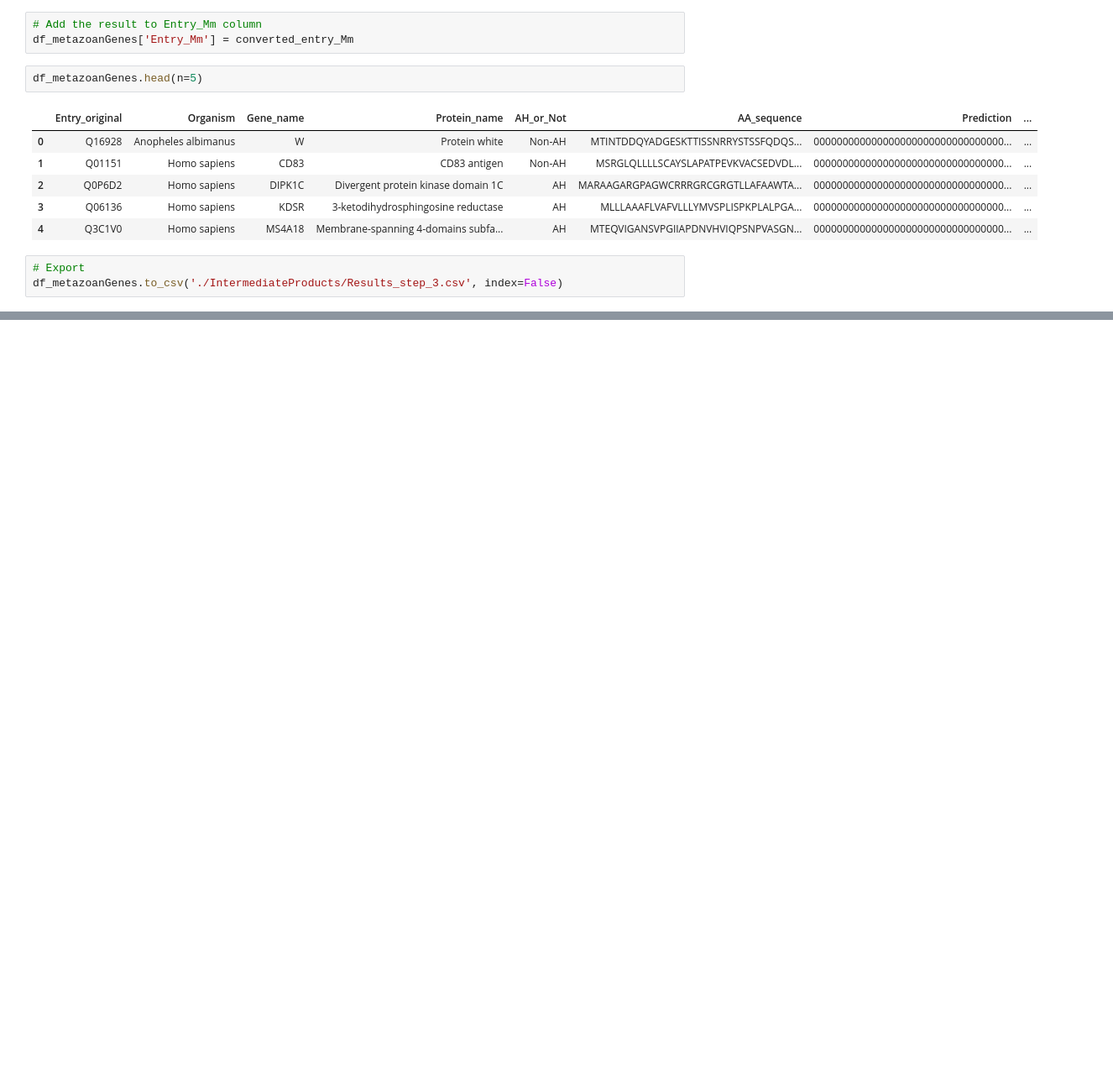
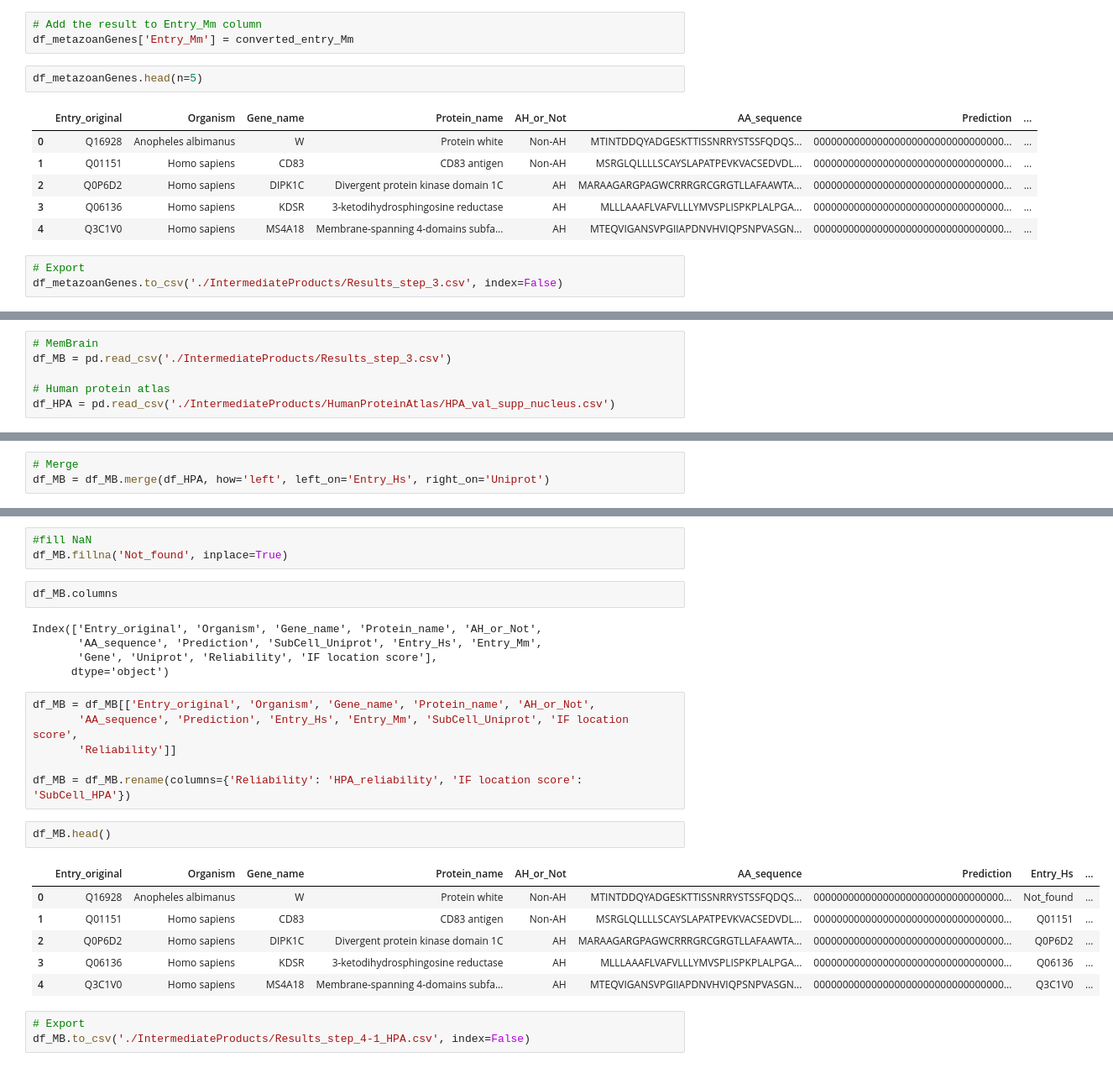
Before and after one commit to shokenlee/Find-AH-NE_MemBrain, a Jupyter notebook: MemBrain_.ipynb, the cells around one changed output, grey strips where cells are left out. Shown at 84% size. Saved outputs shown, nothing was run; the diff lists cells and outputs as text; blank space fills up the shorter version.

Commit message:
Merged HPA

```diff
--- a/MemBrain_.ipynb
+++ b/MemBrain_.ipynb
@@ -445,0 +450,6 @@ df_metazoanGenes.to_csv('./IntermediateProducts/Results_step_3.csv', index=False
+# %%
+# MemBrain
+df_MB = pd.read_csv('./IntermediateProducts/Results_step_3.csv')
+
+# Human protein atlas
+df_HPA = pd.read_csv('./IntermediateProducts/HumanProteinAtlas/HPA_val_supp_nucleus.csv')
@@ -445,0 +465,3 @@ df_metazoanGenes.to_csv('./IntermediateProducts/Results_step_3.csv', index=False
+# %%
+# Merge
+df_MB = df_MB.merge(df_HPA, how='left', left_on='Entry_Hs', right_on='Uniprot')
@@ -445,0 +487,28 @@ df_metazoanGenes.to_csv('./IntermediateProducts/Results_step_3.csv', index=False
+# %%
+#fill NaN
+df_MB.fillna('Not_found', inplace=True)
+# %%
+df_MB.columns
+# %% [output]
+Index(['Entry_original', 'Organism', 'Gene_name', 'Protein_name', 'AH_or_Not',
+       'AA_sequence', 'Prediction', 'SubCell_Uniprot', 'Entry_Hs', 'Entry_Mm',
+       'Gene', 'Uniprot', 'Reliability', 'IF location score'],
+      dtype='object')
+# %%
+df_MB = df_MB[['Entry_original', 'Organism', 'Gene_name', 'Protein_name', 'AH_or_Not',
+       'AA_sequence', 'Prediction', 'Entry_Hs', 'Entry_Mm', 'SubCell_Uniprot', 'IF location score',
+       'Reliability']]
+
+df_MB = df_MB.rename(columns={'Reliability': 'HPA_reliability', 'IF location score': 'SubCell_HPA'})
+# %%
+df_MB.head()
+# %% [output]
+|  | Entry_original | Organism | Gene_name | Protein_name | AH_or_Not | AA_sequence | Prediction | Entry_Hs | ... |
+| 0 | Q16928 | Anopheles albimanus | W | Protein white | Non-AH | MTINTDDQYADGESKTTISSNRRYSTSSFQDQS... | 000000000000000000000000000000000... | Not_found | ... |
+| 1 | Q01151 | Homo sapiens | CD83 | CD83 antigen | Non-AH | MSRGLQLLLLSCAYSLAPATPEVKVACSEDVDL... | 000000000000000000000000000000000... | Q01151 | ... |
+| 2 | Q0P6D2 | Homo sapiens | DIPK1C | Divergent protein kinase domain 1C | AH | MARAAGARGPAGWCRRRGRCGRGTLLAFAAWTA... | 000000000000000000000000000000000... | Q0P6D2 | ... |
+| 3 | Q06136 | Homo sapiens | KDSR | 3-ketodihydrosphingosine reductase | AH | MLLLAAAFLVAFVLLLYMVSPLISPKPLALPGA... | 000000000000000000000000000000000... | Q06136 | ... |
+| 4 | Q3C1V0 | Homo sapiens | MS4A18 | Membrane-spanning 4-domains subfa... | AH | MTEQVIGANSVPGIIAPDNVHVIQPSNPVASGN... | 000000000000000000000000000000000... | Q3C1V0 | ... |
+# %%
+# Export
+df_MB.to_csv('./IntermediateProducts/Results_step_4-1_HPA.csv', index=False)
```
Also changed, not shown: parts of 4 cells of this notebook.
